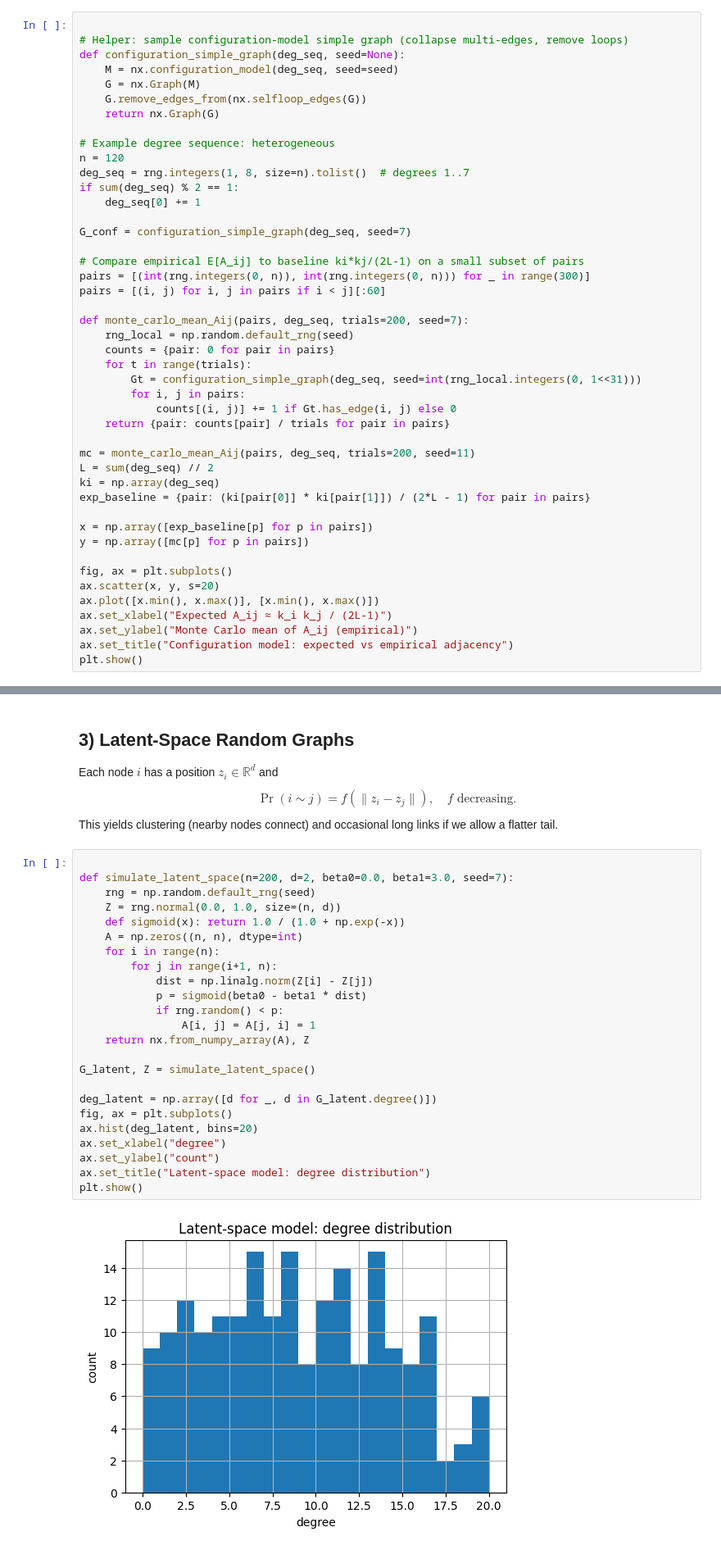
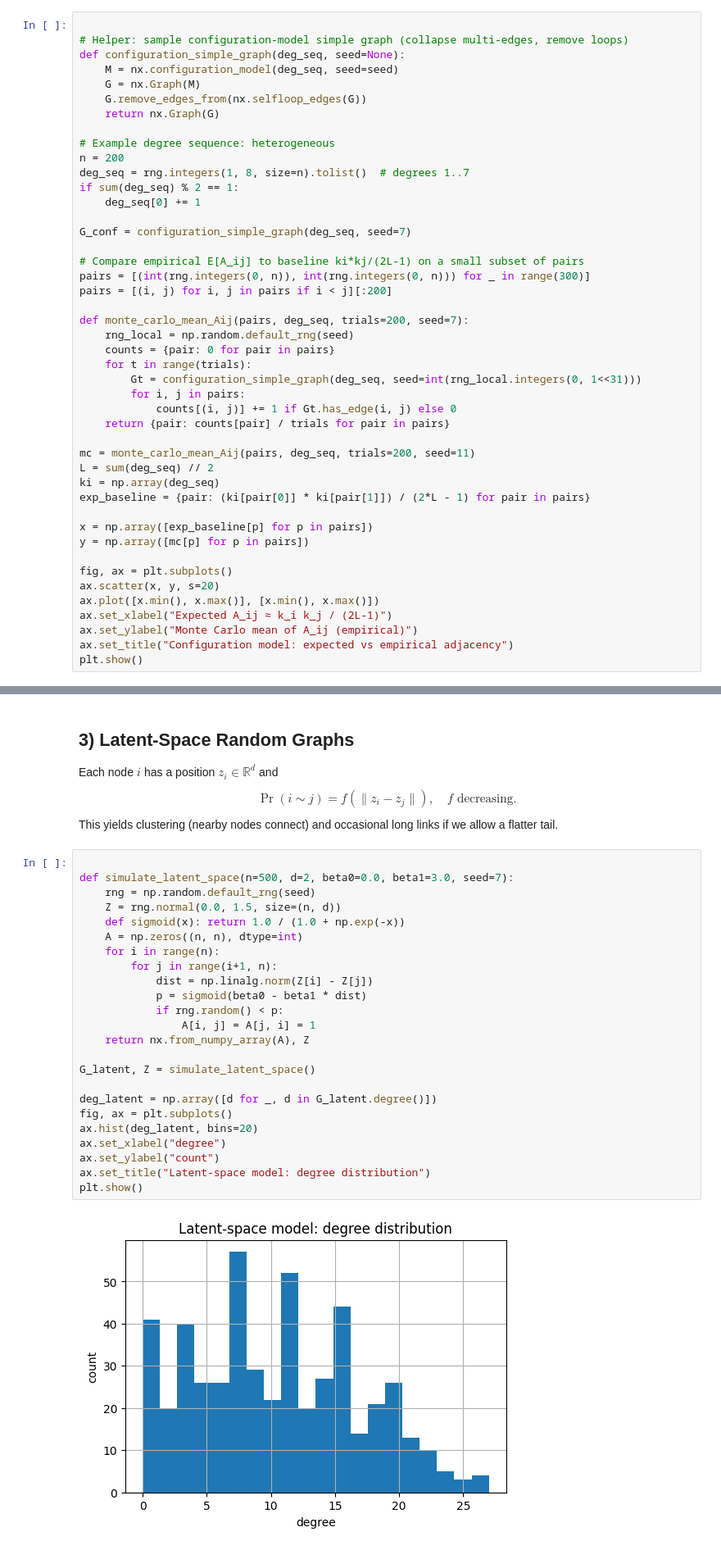
Before and after one commit to pzwiernik/22997-networks, a Jupyter notebook: colabs/NetworkNotebook4.ipynb, the cells around one changed output, grey strips where cells are left out. Shown at 82% size. Cells and saved outputs as stored; diff of their text form.

```diff
--- a/colabs/NetworkNotebook4.ipynb
+++ b/colabs/NetworkNotebook4.ipynb
@@ -70,7 +70,7 @@ def configuration_simple_graph(deg_seq, seed=None):
     return nx.Graph(G)
 
 # Example degree sequence: heterogeneous
-n = 120
+n = 200
 deg_seq = rng.integers(1, 8, size=n).tolist()  # degrees 1..7
 if sum(deg_seq) % 2 == 1:
     deg_seq[0] += 1
@@ -79,7 +79,7 @@ G_conf = configuration_simple_graph(deg_seq, seed=7)
 
 # Compare empirical E[A_ij] to baseline ki*kj/(2L-1) on a small subset of pairs
 pairs = [(int(rng.integers(0, n)), int(rng.integers(0, n))) for _ in range(300)]
-pairs = [(i, j) for i, j in pairs if i < j][:60]
+pairs = [(i, j) for i, j in pairs if i < j][:200]
 
 def monte_carlo_mean_Aij(pairs, deg_seq, trials=200, seed=7):
     rng_local = np.random.default_rng(seed)
@@ -154,30 +156,30 @@ Each node $i$ has a position $z_i \in \mathbb{R}^d$ and
 This yields clustering (nearby nodes connect) and occasional long links if we allow a flatter tail.
 # %%
 
-def simulate_latent_space(n=200, d=2, beta0=0.0, beta1=3.0, seed=7):
+def simulate_latent_space(n=500, d=2, beta0=0.0, beta1=3.0, seed=7):
     rng = np.random.default_rng(seed)
-    Z = rng.normal(0.0, 1.0, size=(n, d))
+    Z = rng.normal(0.0, 1.5, size=(n, d))
     def sigmoid(x): return 1.0 / (1.0 + np.exp(-x))
     A = np.zeros((n, n), dtype=int)
     for i in range(n):
         for j in range(i+1, n):
             dist = np.linalg.norm(Z[i] - Z[j])
             p = sigmoid(beta0 - beta1 * dist)
             if rng.random() < p:
                 A[i, j] = A[j, i] = 1
     return nx.from_numpy_array(A), Z
 
 G_latent, Z = simulate_latent_space()
 
 deg_latent = np.array([d for _, d in G_latent.degree()])
 fig, ax = plt.subplots()
 ax.hist(deg_latent, bins=20)
 ax.set_xlabel("degree")
 ax.set_ylabel("count")
 ax.set_title("Latent-space model: degree distribution")
 plt.show()
 # %% [output]
-[figure, old version]
+[figure, new version]
 # %% [markdown]
 
 ## 4) Preferential Attachment (Barabási–Albert)
```
Also changed, not shown: parts of 4 cells of this notebook.
